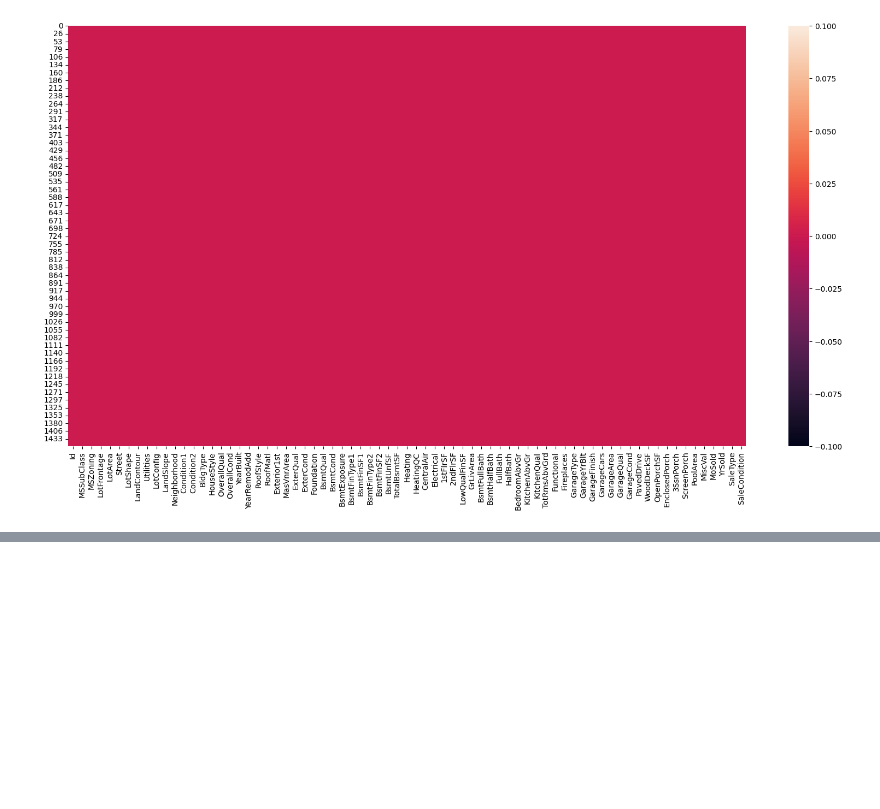
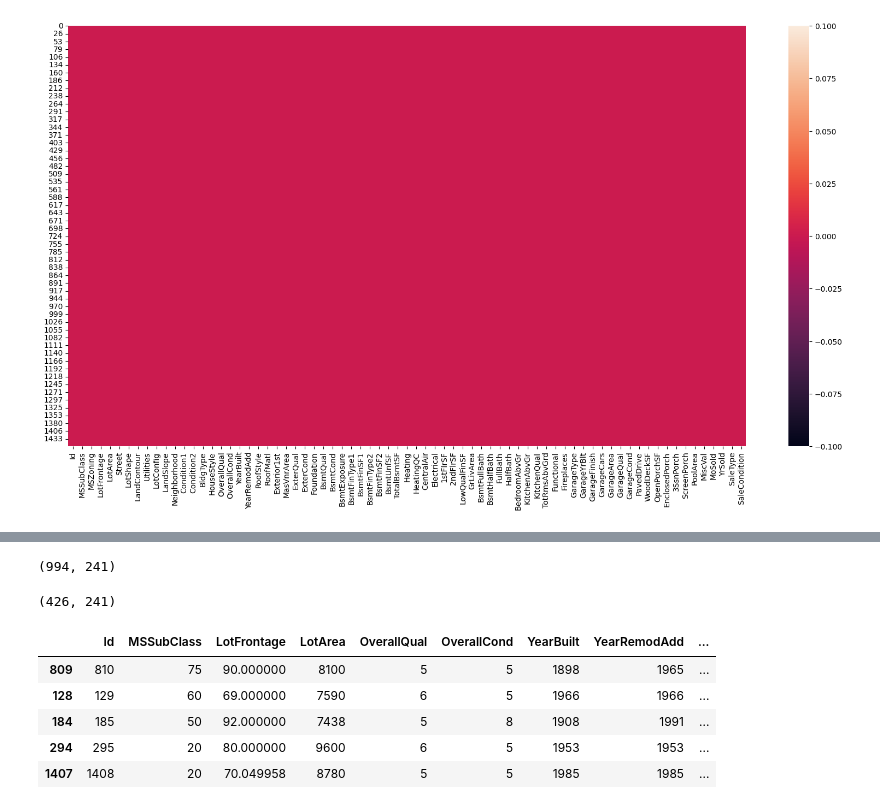
Before and after one commit to tahaftm/Kaggle-Competitions, a Jupyter notebook: House Prices - Advanced Regression Techniques/main.ipynb, the cells around one changed output, grey strips where cells are left out. Saved outputs shown, nothing was run; the diff lists cells and outputs as text; code cells hidden in the pictures; blank space fills up the shorter version.

```diff
--- a/House Prices - Advanced Regression Techniques/main.ipynb
+++ b/House Prices - Advanced Regression Techniques/main.ipynb
@@ -408,0 +453,11 @@ sns.heatmap(test.isna())
+# %%
+def get_encoded_df(col):
+    from sklearn.preprocessing import OneHotEncoder
+    ohe = OneHotEncoder(handle_unknown='ignore',sparse_output=False)
+    train_encoded_arr = ohe.fit_transform(X_train[col])
+    test_encoded_arr = ohe.transform(X_test[col])
+    train_encoded_df = pd.DataFrame(train_encoded_arr, columns=ohe.get_feature_names_out(), index=X_train.index)
+    test_encoded_df = pd.DataFrame(test_encoded_arr, columns=ohe.get_feature_names_out(), index=X_test.index)
+    return train_encoded_df,test_encoded_df
+# %%
+X_train_encoded, X_test_encoded = get_encoded_df(categorical_col)
@@ -408,0 +472,8 @@ sns.heatmap(test.isna())
+# %%
+X_train = pd.concat([X_train, X_train_encoded], axis = 1)
+# %%
+X_train.drop(categorical_col,axis = 1,inplace=True)
+# %%
+X_train.shape
+# %% [output]
+(994, 241)
@@ -408,0 +483,13 @@ sns.heatmap(test.isna())
+# %%
+X_test.shape
+# %% [output]
+(426, 241)
+# %%
+X_train.head()
+# %% [output]
+|  | Id | MSSubClass | LotFrontage | LotArea | OverallQual | OverallCond | YearBuilt | YearRemodAdd | ... |
+| 809 | 810 | 75 | 90.000000 | 8100 | 5 | 5 | 1898 | 1965 | ... |
+| 128 | 129 | 60 | 69.000000 | 7590 | 6 | 5 | 1966 | 1966 | ... |
+| 184 | 185 | 50 | 92.000000 | 7438 | 5 | 8 | 1908 | 1991 | ... |
+| 294 | 295 | 20 | 80.000000 | 9600 | 6 | 5 | 1953 | 1953 | ... |
+| 1407 | 1408 | 20 | 70.049958 | 8780 | 5 | 5 | 1985 | 1985 | ... |
```
Also changed, not shown: parts of 12 cells of this notebook.
